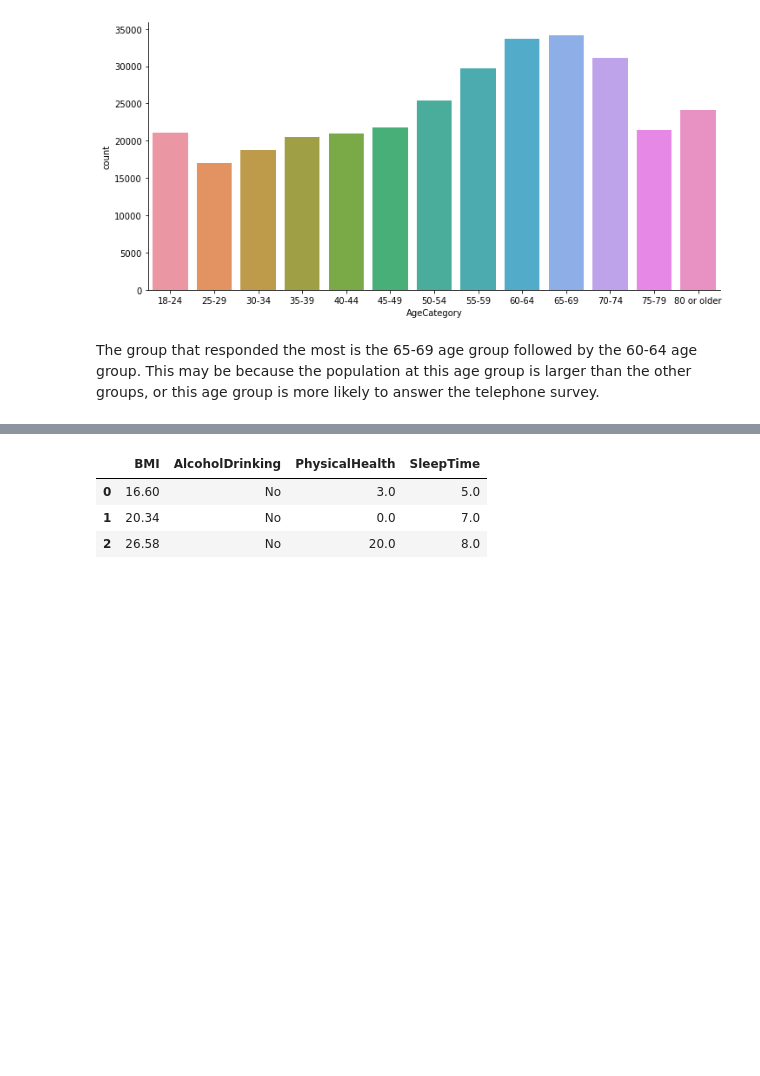
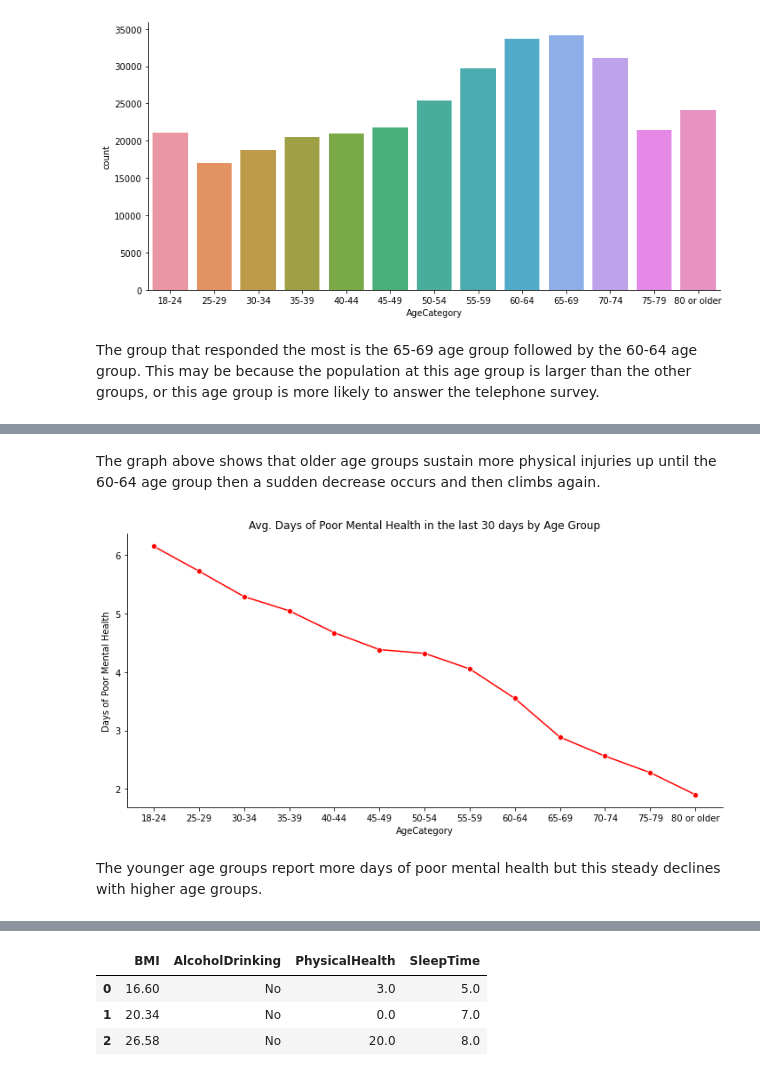
Before and after one commit to jimmyzholin/springboard, a Jupyter notebook: capstone2 - Copy/notebooks/Health dataset EDA & Modeling.ipynb, the cells around one changed output, grey strips where cells are left out. Cells and saved outputs as stored; diff of their text form; code cells hidden in the pictures; blank space fills up the shorter version.

```diff
--- a/capstone2 - Copy/notebooks/Health dataset EDA & Modeling.ipynb
+++ b/capstone2 - Copy/notebooks/Health dataset EDA & Modeling.ipynb
@@ -129,0 +151,9 @@ The group that responded the most is the 65-69 age group followed by the 60-64 a
+# %% [markdown]
+The graph above shows that older age groups sustain more physical injuries up until the 60-64 age group then a sudden decrease occurs and then climbs again.
+# %%
+sns.relplot(data=avg_physical_byAge, x= 'AgeCategory', y = 'MentalHealth', aspect = 2, kind='line', marker='o', color='red').set(title = 'Avg. Days of Poor Mental Health in the last 30 days by Age Group').set_ylabels('Days of Poor Mental Health')
+plt.show()
+# %% [output]
+[figure, added]
+# %% [markdown]
+The younger age groups report more days of poor mental health but this steady declines with higher age groups.
```
Also changed, not shown: parts of 9 cells of this notebook.
